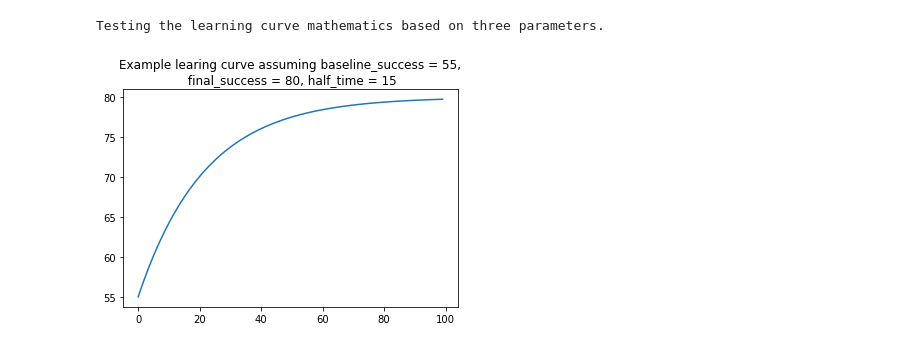
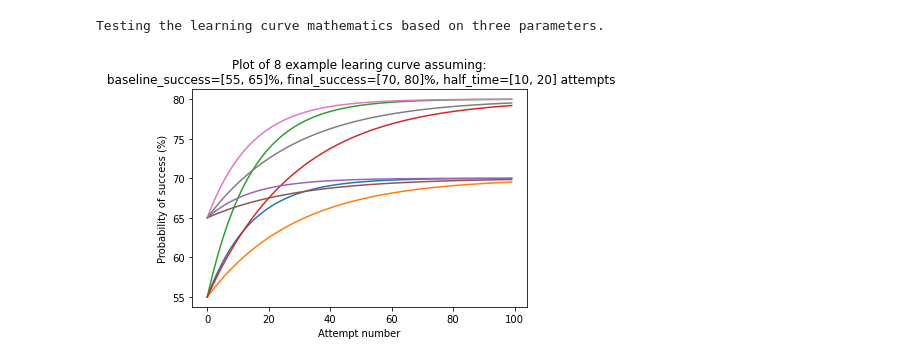
Before and after one commit to ErichBSchulz/IVCTrial, a Jupyter notebook: PowerSimulation.ipynb, the cells around one changed output. Drawn from its saved outputs; the diff is of its cells as text; code cells hidden in the pictures.

```diff
--- a/PowerSimulation.ipynb
+++ b/PowerSimulation.ipynb
@@ -11,22 +19,30 @@ print(sys.version)
 # %%
 print("Testing the learning curve mathematics based on three parameters.")
 
 def success_p(attempt, baseline_success, final_success, half_time):
     failure_risk = 0.5**(attempt/half_time) # in range 0 to 1
     return final_success - failure_risk *(final_success - baseline_success)
 
-baseline_success = 55 # percent
-final_success = 80 # percent
-half_time = 15 # cases
+def plot_example_learning_curves():
+    bs = [55, 65] # percent
+    fs =[70,80] # percent
+    ht = [10, 20]
+    fig, ax = plt.subplots()
+    for baseline_success in bs:
+        for final_success in fs: # percent
+            for half_time in ht: # cases
+                x = np.array(range(0, 100))
+                y = success_p(attempt = x, baseline_success = baseline_success, final_success = final_success, half_time = half_time)
+                plt.plot(x, y)
+    plt.title(f"Plot of {len(bs)*len(fs)*len(ht)} example learing curve assuming:\n baseline_success={bs}%, final_success={fs}%, half_time={ht} attempts")
+    ax.set_ylabel('Probability of success (%)')
+    ax.set_xlabel('Attempt number')
+    plt.show()
 
-x = np.array(range(0, 100))
-y = success_p(attempt = x, baseline_success = baseline_success, final_success = final_success, half_time = half_time)
-plt.plot(x, y)
-plt.title(f"Example learing curve assuming baseline_success = {baseline_success},\n final_success = {final_success}, half_time = {half_time}")
-plt.show()
+plot_example_learning_curves()
 # %% [output]
 Testing the learning curve mathematics based on three parameters.
-[figure, old version]
+[figure, new version]
 # %%
 ##
 ## Create a population of learning curves
```
Also changed, not shown: parts of 16 cells of this notebook, 1 other file.
